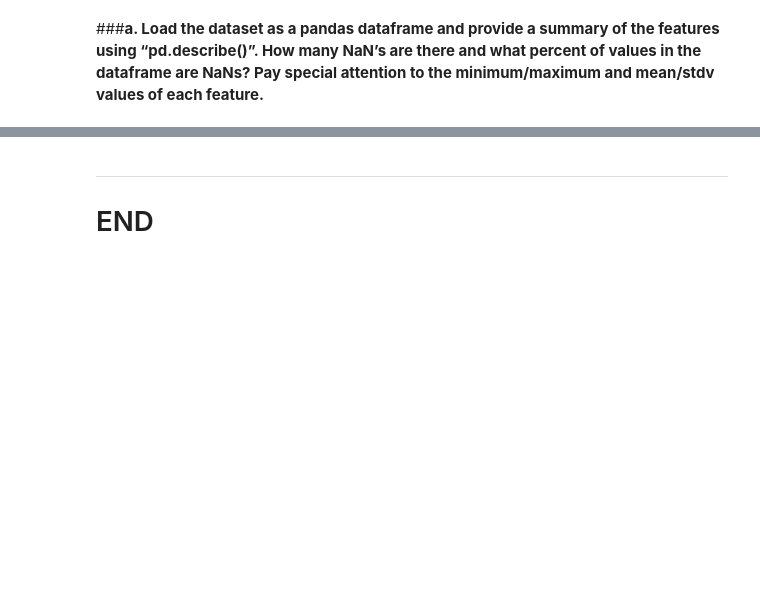
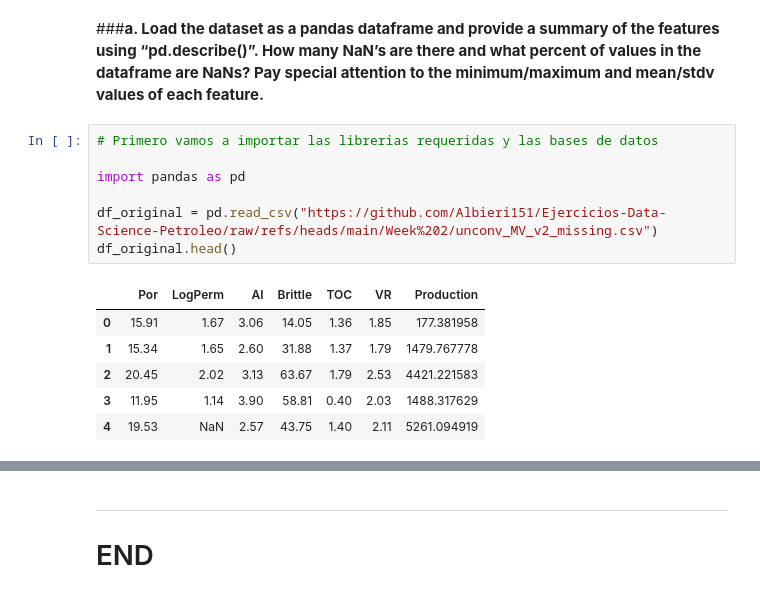
Before and after one commit to Albieri151/Ejercicios-Data-Science-Petroleo, a Jupyter notebook: Week 2/Alana_Albieri_Week2_Notebook.ipynb, the cells around one changed output, grey strips where cells are left out. Saved outputs shown, nothing was run; the diff lists cells and outputs as text; blank space fills up the shorter version.

```diff
--- a/Week 2/Alana_Albieri_Week2_Notebook.ipynb
+++ b/Week 2/Alana_Albieri_Week2_Notebook.ipynb
@@ -36,3 +36,17 @@ Una fuerte correlacion conlleva siempre una causalidad fija cierto? No, al habla
 ##**2.	Feature Imputation**
 # %% [markdown]
 ###**a.	Load the dataset as a pandas dataframe and provide a summary of the features using “pd.describe()”. How many NaN’s are there and what percent of values in the dataframe are NaNs? Pay special attention to the minimum/maximum and mean/stdv values of each feature.**
+# %%
+# Primero vamos a importar las librerias requeridas y las bases de datos
+
+import pandas as pd
+
+df_original = pd.read_csv("https://github.com/Albieri151/Ejercicios-Data-Science-Petroleo/raw/refs/heads/main/Week%202/unconv_MV_v2_missing.csv")
+df_original.head()
+# %% [output]
+|  | Por | LogPerm | AI | Brittle | TOC | VR | Production |
+| 0 | 15.91 | 1.67 | 3.06 | 14.05 | 1.36 | 1.85 | 177.381958 |
+| 1 | 15.34 | 1.65 | 2.60 | 31.88 | 1.37 | 1.79 | 1479.767778 |
+| 2 | 20.45 | 2.02 | 3.13 | 63.67 | 1.79 | 2.53 | 4421.221583 |
+| 3 | 11.95 | 1.14 | 3.90 | 58.81 | 0.40 | 2.03 | 1488.317629 |
+| 4 | 19.53 | NaN | 2.57 | 43.75 | 1.40 | 2.11 | 5261.094919 |
```
Also changed, not shown: parts of 2 cells of this notebook.
